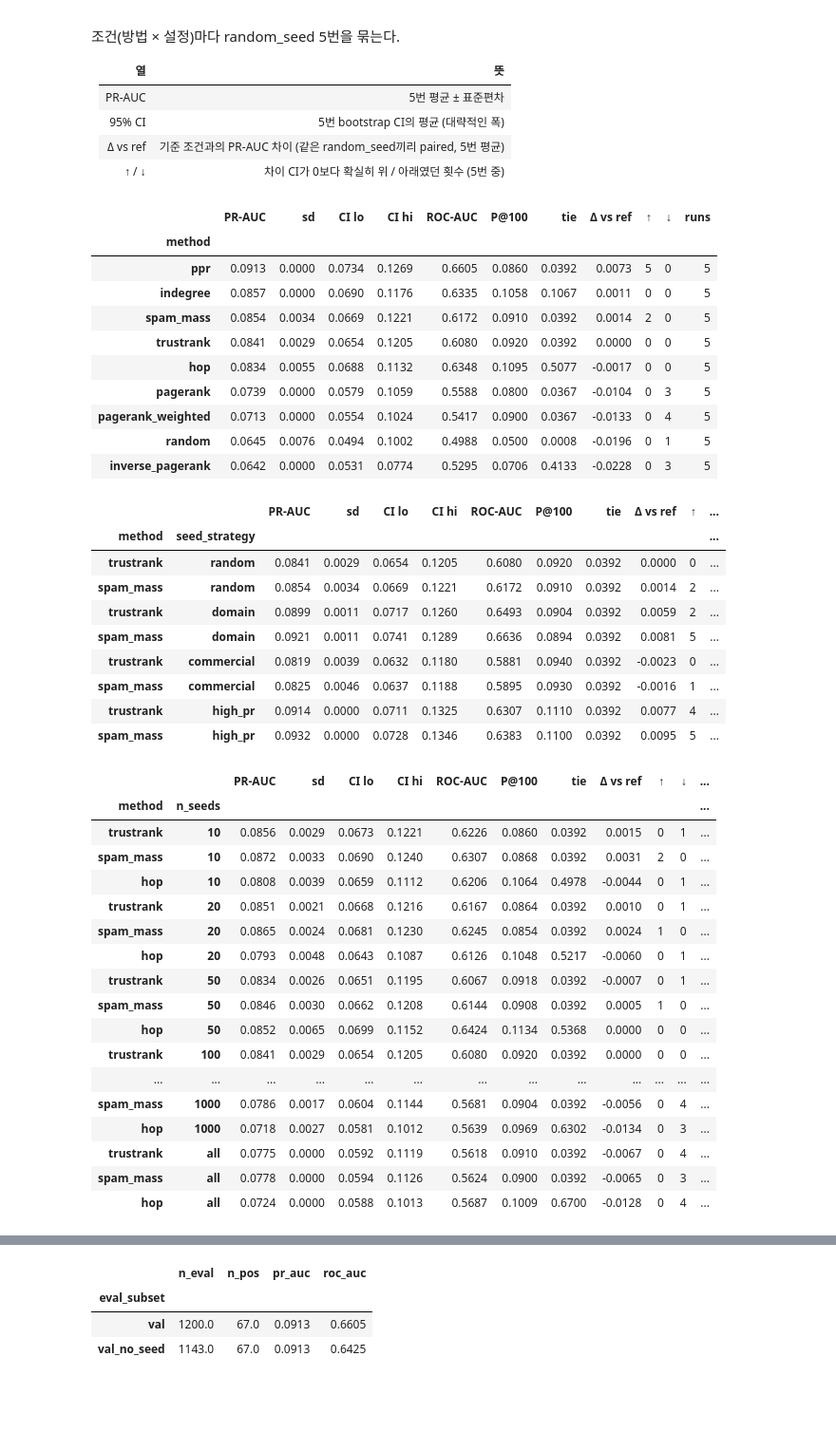
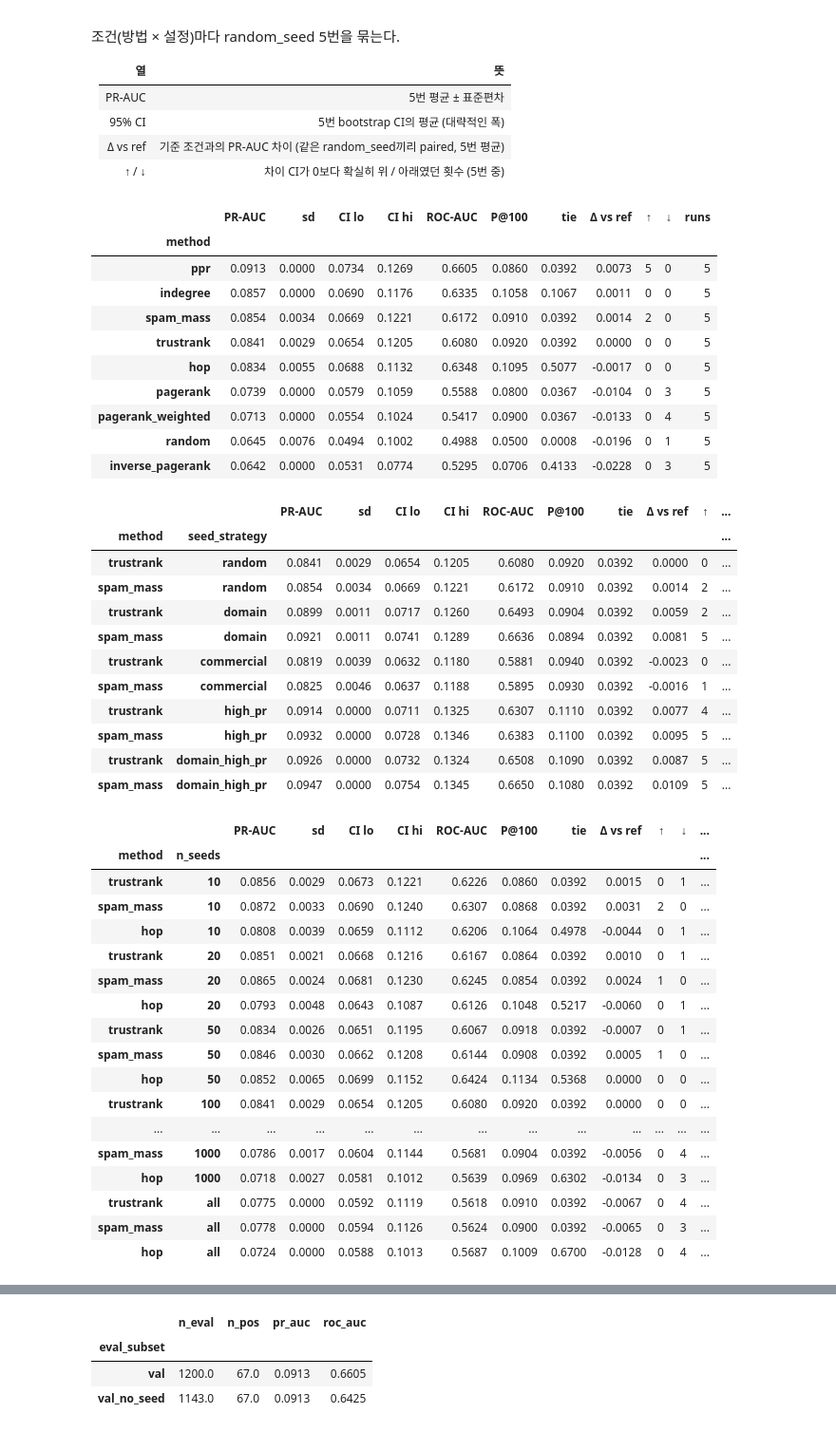
Before and after one commit to notyangji/Trust-Aware_Spam_Ranking, a Jupyter notebook: notebooks/02_results.ipynb, the cells around one changed output, grey strips where cells are left out. Shown at 95% size. Saved outputs shown, nothing was run; the diff lists cells and outputs as text; code cells hidden in the pictures; blank space fills up the shorter version.

Commit message:
docs: 노트북 설명을 텍스트 셀로 분리, 틀린 host 집계·도메인 위험도·SVD 분해 추가

```diff
--- a/notebooks/02_results.ipynb
+++ b/notebooks/02_results.ipynb
@@ -20,7 +21,7 @@ METRICS = ROOT / "results" / "metrics"
 FIGURES = ROOT / "results" / "figures"
 FIGURES.mkdir(parents=True, exist_ok=True)
 
-E = {name: pd.read_csv(METRICS / f"{name}.csv") for name in ["e1", "e2", "e3", "e4", "e5"]
+E = {name: pd.read_csv(METRICS / f"{name}.csv") for name in ["e1", "e2", "e3", "e4", "e5", "e6"]
      if (METRICS / f"{name}.csv").exists()}
 for df in E.values():                                # seed_strategy 열이 생기기 전에 만든 CSV는 random
     if "seed_strategy" not in df:
@@ -30,6 +31,11 @@ print({k: len(v) for k, v in E.items()}, f"val spam 비율 {PREVALENCE:.4f}")
 
 # 그림 공통 설정 (dataviz reference palette, light). 방법 색은 고정: 같은 방법은 모든 그림에서 같은 색.
 COLOR = {"trustrank": "#257de0", "spam_mass": "#f47230", "hop": "#00b894"}
+# E6는 같은 TrustRank를 seed 전략별로 비교하므로 방법 색과 겹치지 않는 슬롯을 쓴다.
+STRATEGY_COLOR = {"random": "#6a4ce2", "high_pr": "#008a17", "svd": "#ee7fac"}
+STRATEGY_LABEL = {"random": "Random", "high_pr": "Top PageRank", "svd": "SVD components",
+                  "domain": "Trusted domain", "commercial": "co.uk only",
+                  "domain_high_pr": "Trusted domain + top PR*"}
 LABEL = {"random": "Random", "indegree": "In-degree", "pagerank": "PageRank",
          "pagerank_weighted": "PageRank (weighted)", "inverse_pagerank": "Inverse PageRank",
          "ppr": "PPR (ac.uk·gov.uk seeds)", "trustrank": "TrustRank", "spam_mass": "Spam mass",
@@ -92,43 +98,48 @@ def to_markdown(table, title, note):
 
 TABLES = {
     "e1": (["method"], "E1 방법 비교", "기준: 같은 random_seed의 기본 TrustRank (seed 100, noise 0, β 0.85)."),
-    "e2": (["method", "seed_strategy"], "E2 seed 선정 전략", "seed 100개로 같게 두고 고르는 후보만 바꿈. 기준: random."),
+    "e2": (["method", "seed_strategy"], "E2 seed 선정 전략", "seed 100개로 같게 두고 고르는 후보만 바꿈. 기준: random. "
+           "domain_high_pr(*)는 val 결과(E2·E6)를 보고 추가한 탐색 전략으로, 사전에 정한 비교가 아니다."),
     "e3": (["method", "n_seeds"], "E3 seed 개수", "기준: seed 100개."),
     "e4": (["method", "contamination_rate"], "E4 seed noise", "기준: noise 0."),
     "e5": (["method", "beta"], "E5 β", "기준: β 0.85."),
+    "e6": (["method", "n_seeds", "seed_strategy"], "E6 SVD seed",
+           "seed 수마다 random·high_pr·svd 비교. svd는 인접 행렬 SVD 축마다 대표 host 하나 (축 수 = seed 수). 기준: 같은 seed 수의 random."),
 }
 for name, (keys, title, note) in TABLES.items():
     if name not in E:
         print(f"{name}.csv 없음 → 건너뜀")
         continue
     table = summarize(E[name], keys)
     if name == "e1":
         table = table.sort_values("PR-AUC", ascending=False)
     text = to_markdown(table, title, note + f" val spam 비율(무작위 PR-AUC) = {PREVALENCE:.4f}.")
     (METRICS / f"summary_{name}.md").write_text(text, encoding="utf-8")
     display(table.round(4))
 # %% [output]
 |  | PR-AUC | sd | CI lo | CI hi | ROC-AUC | P@100 | tie | Δ vs ref | ↑ | ↓ | runs |
 | method |  |  |  |  |  |  |  |  |  |  |  |
 | ppr | 0.0913 | 0.0000 | 0.0734 | 0.1269 | 0.6605 | 0.0860 | 0.0392 | 0.0073 | 5 | 0 | 5 |
 | indegree | 0.0857 | 0.0000 | 0.0690 | 0.1176 | 0.6335 | 0.1058 | 0.1067 | 0.0011 | 0 | 0 | 5 |
 | spam_mass | 0.0854 | 0.0034 | 0.0669 | 0.1221 | 0.6172 | 0.0910 | 0.0392 | 0.0014 | 2 | 0 | 5 |
 | trustrank | 0.0841 | 0.0029 | 0.0654 | 0.1205 | 0.6080 | 0.0920 | 0.0392 | 0.0000 | 0 | 0 | 5 |
 | hop | 0.0834 | 0.0055 | 0.0688 | 0.1132 | 0.6348 | 0.1095 | 0.5077 | -0.0017 | 0 | 0 | 5 |
 | pagerank | 0.0739 | 0.0000 | 0.0579 | 0.1059 | 0.5588 | 0.0800 | 0.0367 | -0.0104 | 0 | 3 | 5 |
 | pagerank_weighted | 0.0713 | 0.0000 | 0.0554 | 0.1024 | 0.5417 | 0.0900 | 0.0367 | -0.0133 | 0 | 4 | 5 |
 | random | 0.0645 | 0.0076 | 0.0494 | 0.1002 | 0.4988 | 0.0500 | 0.0008 | -0.0196 | 0 | 1 | 5 |
 | inverse_pagerank | 0.0642 | 0.0000 | 0.0531 | 0.0774 | 0.5295 | 0.0706 | 0.4133 | -0.0228 | 0 | 3 | 5 |
 |  |  | PR-AUC | sd | CI lo | CI hi | ROC-AUC | P@100 | tie | Δ vs ref | ↑ | ... |
 | method | seed_strategy |  |  |  |  |  |  |  |  |  | ... |
 | trustrank | random | 0.0841 | 0.0029 | 0.0654 | 0.1205 | 0.6080 | 0.0920 | 0.0392 | 0.0000 | 0 | ... |
 | spam_mass | random | 0.0854 | 0.0034 | 0.0669 | 0.1221 | 0.6172 | 0.0910 | 0.0392 | 0.0014 | 2 | ... |
 | trustrank | domain | 0.0899 | 0.0011 | 0.0717 | 0.1260 | 0.6493 | 0.0904 | 0.0392 | 0.0059 | 2 | ... |
 | spam_mass | domain | 0.0921 | 0.0011 | 0.0741 | 0.1289 | 0.6636 | 0.0894 | 0.0392 | 0.0081 | 5 | ... |
 | trustrank | commercial | 0.0819 | 0.0039 | 0.0632 | 0.1180 | 0.5881 | 0.0940 | 0.0392 | -0.0023 | 0 | ... |
 | spam_mass | commercial | 0.0825 | 0.0046 | 0.0637 | 0.1188 | 0.5895 | 0.0930 | 0.0392 | -0.0016 | 1 | ... |
 | trustrank | high_pr | 0.0914 | 0.0000 | 0.0711 | 0.1325 | 0.6307 | 0.1110 | 0.0392 | 0.0077 | 4 | ... |
 | spam_mass | high_pr | 0.0932 | 0.0000 | 0.0728 | 0.1346 | 0.6383 | 0.1100 | 0.0392 | 0.0095 | 5 | ... |
+| trustrank | domain_high_pr | 0.0926 | 0.0000 | 0.0732 | 0.1324 | 0.6508 | 0.1090 | 0.0392 | 0.0087 | 5 | ... |
+| spam_mass | domain_high_pr | 0.0947 | 0.0000 | 0.0754 | 0.1345 | 0.6650 | 0.1080 | 0.0392 | 0.0109 | 5 | ... |
 |  |  | PR-AUC | sd | CI lo | CI hi | ROC-AUC | P@100 | tie | Δ vs ref | ↑ | ↓ | ... |
 | method | n_seeds |  |  |  |  |  |  |  |  |  |  | ... |
 | trustrank | 10 | 0.0856 | 0.0029 | 0.0673 | 0.1221 | 0.6226 | 0.0860 | 0.0392 | 0.0015 | 0 | 1 | ... |
```
Also changed, not shown: parts of 38 cells of this notebook, 8 other files.
